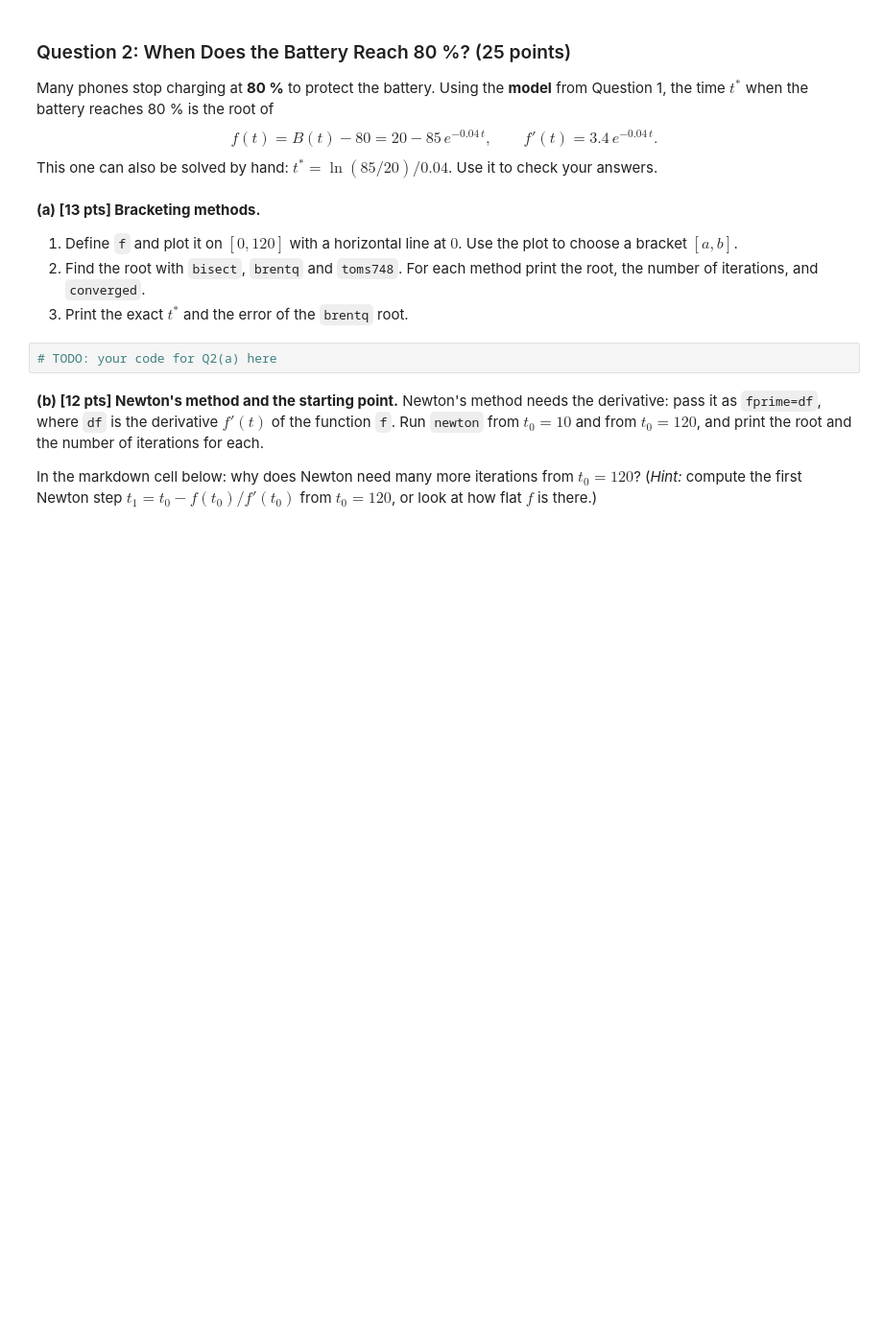
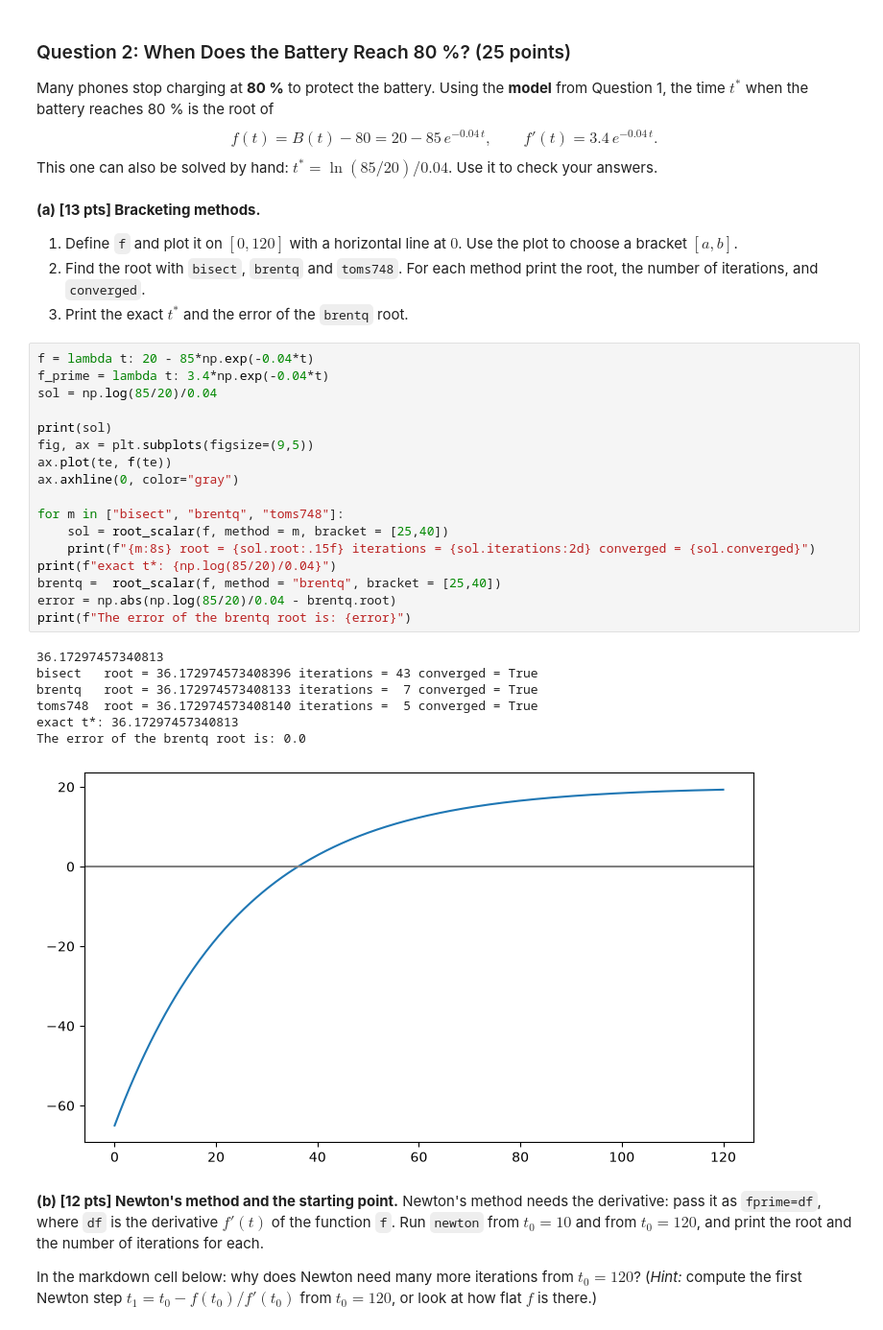
Before and after one commit to silasProgram/Math300_ClassRepo, a Jupyter notebook: assignments/assignmentIV.ipynb, the cells around one changed output. Shown at 96% size. Drawn from its saved outputs; the diff is of its cells as text; blank space fills up the shorter version.

```diff
--- a/assignments/assignmentIV.ipynb
+++ b/assignments/assignmentIV.ipynb
@@ -96,7 +136,30 @@ This one can also be solved by hand: $t^* = \ln(85/20)/0.04$. Use it to check yo
 2. Find the root with `bisect`, `brentq` and `toms748`. For each method print the root, the number of iterations, and `converged`.
 3. Print the exact $t^*$ and the error of the `brentq` root.
 # %%
-# TODO: your code for Q2(a) here
+f = lambda t: 20 - 85*np.exp(-0.04*t)
+f_prime = lambda t: 3.4*np.exp(-0.04*t)
+sol = np.log(85/20)/0.04
+
+print(sol)
+fig, ax = plt.subplots(figsize=(9,5))
+ax.plot(te, f(te))
+ax.axhline(0, color="gray")
+
+for m in ["bisect", "brentq", "toms748"]:
+    sol = root_scalar(f, method = m, bracket = [25,40])
+    print(f"{m:8s} root = {sol.root:.15f} iterations = {sol.iterations:2d} converged = {sol.converged}")
+print(f"exact t*: {np.log(85/20)/0.04}")
+brentq =  root_scalar(f, method = "brentq", bracket = [25,40])
+error = np.abs(np.log(85/20)/0.04 - brentq.root)
+print(f"The error of the brentq root is: {error}")
+# %% [output]
+36.17297457340813
+bisect   root = 36.172974573408396 iterations = 43 converged = True
+brentq   root = 36.172974573408133 iterations =  7 converged = True
+toms748  root = 36.172974573408140 iterations =  5 converged = True
+exact t*: 36.17297457340813
+The error of the brentq root is: 0.0
+[figure, added]
 # %% [markdown]
 **(b) [12 pts] Newton's method and the starting point.**
 Newton's method needs the derivative: pass it as `fprime=df`, where `df` is the derivative $f'(t)$ of the function `f`. Run `newton` from $t_0 = 10$ and from $t_0 = 120$, and print the root and the number of iterations for each.
```
Also changed, not shown: parts of 6 cells of this notebook.
